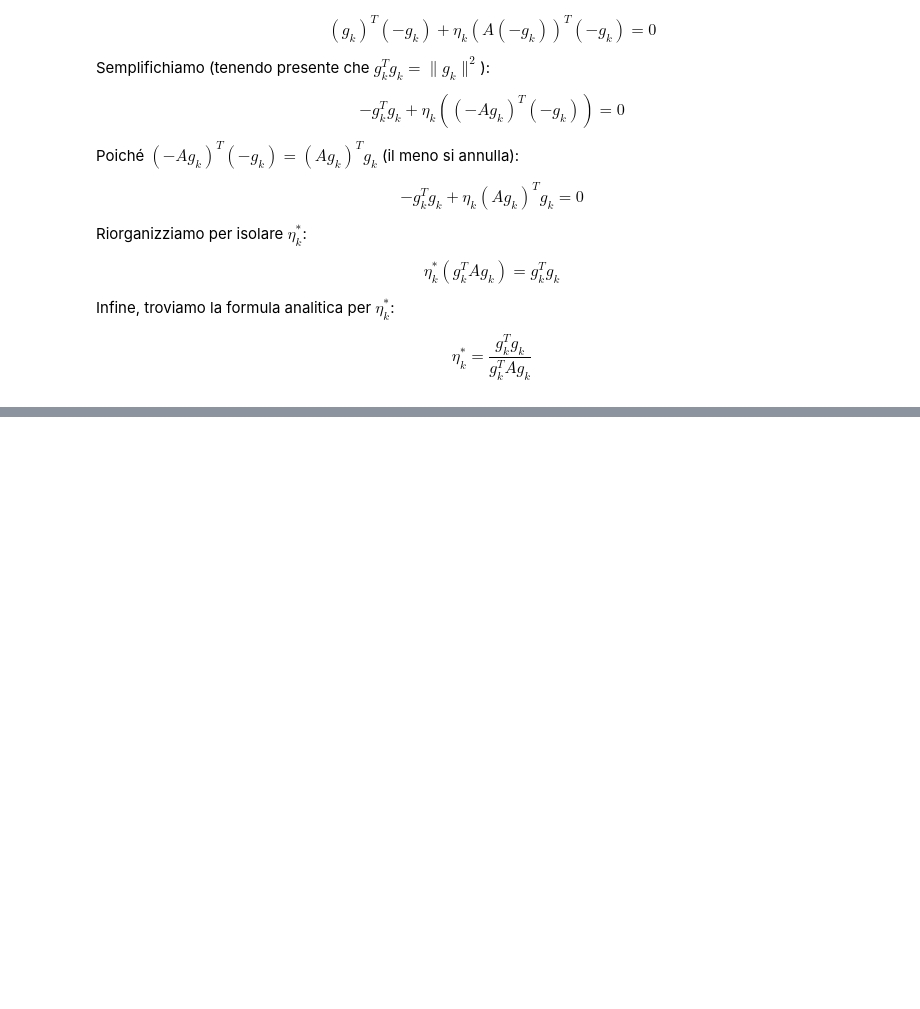
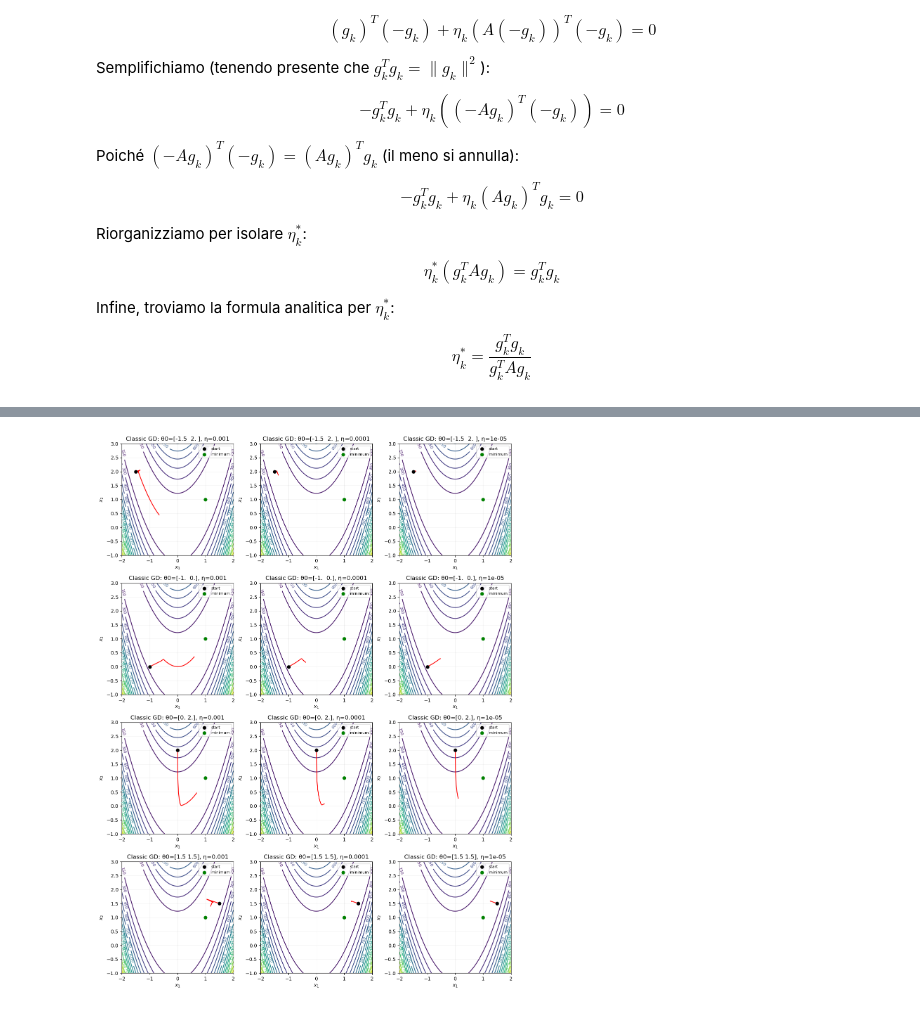
Before and after one commit to SonOfGillas/Satistical_and_Mathematical_Methods_for_machine_learning, a Jupyter notebook: homework/homework-1.ipynb, the cells around one changed output, grey strips where cells are left out. Saved outputs shown, nothing was run; the diff lists cells and outputs as text; code cells hidden in the pictures; blank space fills up the shorter version.

```diff
--- a/homework/homework-1.ipynb
+++ b/homework/homework-1.ipynb
@@ -469,0 +583,86 @@ plt.show()
+# %%
+# Plotting level line of Rosenbrock function using
+def rosenbrock_levelsets(xlim=(-2,2), ylim=(-1,3), ngrid=400, ncontours=20, title=None):
+    xs = np.linspace(xlim[0], xlim[1], ngrid)
+    ys = np.linspace(ylim[0], ylim[1], ngrid)
+    X, Y = np.meshgrid(xs, ys)
+    Z = (1 - X)**2 + 100 * (Y - X**2)**2
+    cs = plt.contour(X, Y, Z, levels=ncontours)
+    plt.clabel(cs, inline=True, fontsize=8)
+    plt.axhline(0, lw=0.5, color='k')
+    plt.axvline(0, lw=0.5, color='k')
+    plt.gca().set_aspect('equal', 'box')
+    if title:
+        plt.title(title)
+    plt.xlabel(r'$x_1$')
+    plt.ylabel(r'$x_2$')
+    plt.grid(alpha=0.2)
+    # ensure axis bounds are set so subsequent plotting is clipped to these limits
+    plt.xlim(xlim)
+    plt.ylim(ylim)
+
+# print the theta history for every configuratiton of classic GD
+n_plots = len(configuratitons)
+n_cols = 3
+n_rows = int(np.ceil(n_plots / n_cols))
+fig, axes = plt.subplots(n_rows, n_cols, figsize=(12, 4*n_rows))
+axes = axes.flatten()
+for ax, configuration, result_classic_gd in zip(axes, configuratitons, results_classic_gd):
+    theta_0 = configuration['theta_0']
+    eta = configuration['eta']
+    theta_history = result_classic_gd[6]
+    x = np.array(theta_history)
+    # draw level sets on the given axis
+    xs = np.linspace(-2, 2, 400)
+    ys = np.linspace(-1, 3, 400)
+    X, Y = np.meshgrid(xs, ys)
+    Z = (1 - X)**2 + 100 * (Y - X**2)**2
+    cs = ax.contour(X, Y, Z, levels=20)
+    ax.clabel(cs, inline=True, fontsize=8)
+    ax.plot(x[:,0], x[:,1], color='red')
+    ax.scatter(theta_0[0], theta_0[1], color='black', s=40, marker='o', zorder=5, label='start')
+    ax.scatter(1, 1, color='green', s=40, marker='o', zorder=5, label='minimum')
+    ax.legend(loc='upper right', fontsize=8)
+    ax.set_title(f'Classic GD: θ0={theta_0}, η={eta}')
+    ax.set_xlabel(r'$x_1$')
+    ax.set_ylabel(r'$x_2$')
+    ax.grid(alpha=0.2)
+    ax.set_aspect('equal', 'box')
+    ax.set_xlim(-2, 2)
+    ax.set_ylim(-1, 3)
+# nascondi eventuali assi vuoti
+for ax in axes[n_plots:]:
+    ax.axis('off')
+plt.tight_layout()
+plt.show()
+
+# print the theta history for every configuratiton of backtracking GD
+n_plots = len(Initial_thetas)
+n_cols = 2
+n_rows = int(np.ceil(n_plots / n_cols))
+fig, axes = plt.subplots(n_rows, n_cols, figsize=(12, 4*n_rows))
+axes = axes.flatten()
+for ax, configuration, result_backtracking_gd in zip(axes, Initial_thetas, results_backtracking_gd):
+    theta_0 = configuration
+    theta_history = result_backtracking_gd[5]
+    x = np.array(theta_history)
+    # draw level sets on the given axis
+    xs = np.linspace(-2, 2, 400)
+    ys = np.linspace(-1, 3, 400)
+    X, Y = np.meshgrid(xs, ys)
+    Z = (1 - X)**2 + 100 * (Y - X**2)**2
+    cs = ax.contour(X, Y, Z, levels=20)
+    ax.clabel(cs, inline=True, fontsize=8)
+    ax.plot(x[:,0], x[:,1], color='blue')
+    ax.scatter(theta_0[0], theta_0[1], color='black', s=40, marker='o', zorder=5, label='start')
+    ax.scatter(1, 1, color='green', s=40, marker='o', zorder=5, label='minimum')
+    ax.legend(loc='upper right', fontsize=8)
+    ax.set_title(f'Backtracking GD: θ0={theta_0}')
+    ax.set_xlabel(r'$x_1$')
+    ax.set_ylabel(r'$x_2$')
+    ax.grid(alpha=0.2)
+    ax.set_aspect('equal', 'box')
+    ax.set_xlim(-2, 2)
+    ax.set_ylim(-1, 3)
+# %% [output]
+[figure, added]
```
Also changed, not shown: parts of 17 cells of this notebook, 3 other files.
